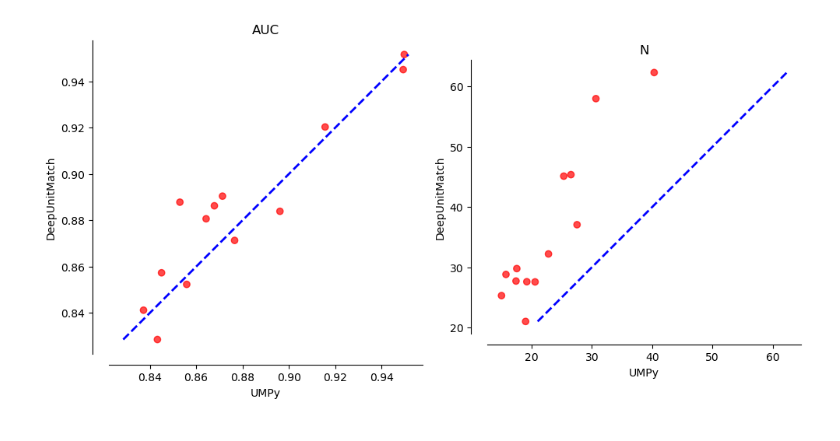
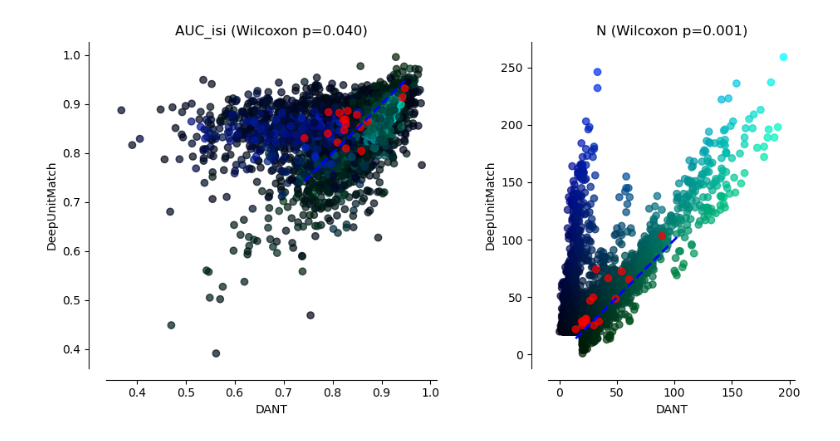
Before and after one commit to EnnyvanBeest/UnitMatch, a Jupyter notebook: UnitMatchPy/PaperAnalyses/figure2.ipynb, the cells around one changed output. Cells and saved outputs as stored; diff of their text form; code cells hidden in the pictures.

Commit message:
Figures updates

```diff
--- a/UnitMatchPy/PaperAnalyses/figure2.ipynb
+++ b/UnitMatchPy/PaperAnalyses/figure2.ipynb
@@ -13,36 +14,56 @@ RESULTS_DIR = r"\\znas.cortexlab.net\Lab\Share\UNITMATCHTABLES_ENNY_CELIAN_JULIE
 # %%
 # Scatter plots - figures 2i and j
-results_dir = RESULTS_DIR # free N
-# results_dir = os.path.join(RESULTS_DIR, r"N_set_by_UM") # fixed N
+from scipy.stats import wilcoxon
+
+fixed_N = False
+
+if fixed_N:
+    results_dir = os.path.join(RESULTS_DIR, r"N_set_by_UM") # fixed N
+else:
+    results_dir = RESULTS_DIR # free N
 
 model1 = "DeepUnitMatch"
-model2 = "UMPy"
+# model2 = "UMPy"
+# model2 = 'EMD'
+# model2 = "DANT_no_functional"
+model2 = "DANT"
+# model2 = "n_output=256_after_ae_and_finetune"
+# model2 = "DUM_untrained"
 
 df_1 = pd.read_csv(
-    os.path.join(results_dir, f"UM Probabilities_{model1}_results_temp.csv")
+    os.path.join(results_dir, f"UM Probabilities_{model1}_results.csv")
 ).drop_duplicates()
 df_2 = pd.read_csv(
-    os.path.join(results_dir, f"UM Probabilities_{model2}_results_temp.csv")
+    os.path.join(results_dir, f"UM Probabilities_{model2}_results.csv")
 ).drop_duplicates()
-# original_train_mice = ['AV008', 'AL031', 'AL032', 'AL036', 'CB015', 'CB016', 'CB017', 'CB018', 'CB020', 'EB019']
 
-print(len(df_1), len(df_2))
-merged = df_1.merge(df_2, on=["mouse", "probe", "loc", "r1", "r2"], suffixes=("", "_2"))
-merged = merged.loc[(merged["N"] > 19) | (merged["N_2"] > 19)]
-print(len(merged))
+print(f"Lengths of the dataframes: {len(df_1)}, {len(df_2)}")
+merged = df_1.merge(df_2, on=["mouse", "probe", "loc", "day1", "day2", "r1", "r2", "delta_days"], suffixes=("", "_2"))
+merged = merged.loc[(merged["N"] >= 20) | (merged["N_2"] >= 20)]
+# merged = merged.loc[(merged["N"] >= 40) & (merged["N_2"] >= 40)]
+# merged = merged.loc[(merged["AUC_isi"] >= 0.7) & (merged["AUC_isi_2"] >= 0.7)]
+print(f"Length of the merged dataframe: {len(merged)}")
+
+# Replace NaNs with 0.5
+merged = merged.fillna(0.5)
 
 n_1 = np.sum(merged['N'] == 0)
-print(f"No matches found with DUM in {n_1} sessions.")
+print(f"No matches found with {model1} in {n_1} sessions.")
 n_2 = np.sum(merged['N_2'] == 0)
-print(f"No matches found with UM in {n_2} sessions.")
+print(f"No matches found with {model2} in {n_2} sessions.")
 
 # Take the mean AUC, recall, n and precision over each location for summary plots
 # which_metric = 'AUC_refpop_DeepUnitMatch'
-which_metric = 'AUCisi'
+# which_metric = 'AUC_refpop_model'
+which_metric = 'AUC_isi'
+# which_metric = 'AUC_fr'
+# which_metric = 'AUC_isi_cv'
+# which_metric = 'AUC_natim'
+
 AUCs = (
     merged.groupby(["mouse"])
     .agg(model1=(which_metric, "mean"), model2=(which_metric + "_2", "mean"))
-    # .agg(model1=("AUC_refpop_DeepUnitMatch", "mean"), model2=("AUC_refpop_UMPy_UM", "mean"))
+    # .agg(model1=("AUC_refpop_DeepUnitMatch", "mean"), model2=("AUC_refpop_UMPy_2", "mean"))
     .reset_index()
 )
 Ns = merged.groupby(["mouse"]).agg(model1=("N", "mean"), model2=("N_2", "mean")).reset_index()
@@ -51,19 +72,36 @@ Ns = merged.groupby(["mouse"]).agg(model1=("N", "mean"), model2=("N_2", "mean"))
 AUCs["colour"] = ["r" for m in AUCs["mouse"]]
 
 fig, axs = plt.subplots(1, 2, figsize=(10, 5))
+
+rgb = np.column_stack([
+    np.zeros(len(merged)),
+    merged["N_2"].values / np.nanmax(merged["N_2"].values),
+    merged["N"].values / np.nanmax(merged["N"].values),
+])
+
 ax = axs[0]
+ax.scatter(merged[which_metric + "_2"], merged[which_metric], alpha=0.7, c=rgb)
 ax.scatter(AUCs["model2"], AUCs["model1"], alpha=0.7, c=AUCs["colour"])
-ax.plot([min(AUCs["model1"]), max(AUCs["model1"])], [min(AUCs["model1"]), max(AUCs["model1"])], "b--", lw=2)
+wilcoxon_result = wilcoxon(AUCs["model1"], AUCs["model2"], nan_policy="omit")
+lims = [np.nanmin(np.concatenate((AUCs["model1"].values, AUCs["model2"].values))), np.nanmax(np.concatenate((AUCs["model1"].values, AUCs["model2"].values)))]
+ax.plot(lims, lims, "b--", lw=2)
 ax.grid()
 ax.set_aspect("equal")
 ax.set(xlabel=model2, ylabel=model1, title="AUC")
+ax.set_title(f"{which_metric} (Wilcoxon p={wilcoxon_result.pvalue:.3f})")
 
 ax = axs[1]
+ax.scatter(merged["N_2"], merged["N"], alpha=0.7, c=rgb)
 ax.scatter(Ns["model2"], Ns["model1"], alpha=0.7, c=AUCs["colour"])
-ax.plot([min(Ns["model1"]), max(Ns["model1"])], [min(Ns["model1"]), max(Ns["model1"])], "b--", lw=2)
+wilcoxon_result = wilcoxon(Ns["model1"], Ns["model2"], nan_policy="omit")
+lims = [np.nanmin(np.concatenate((Ns["model1"].values, Ns["model2"].values))), np.nanmax(np.concatenate((Ns["model1"].values, Ns["model2"].values)))]
+ax.plot(lims, lims, "b--", lw=2)
+# ax.set_ylim(lims)
+# ax.set_xlim(lims)
 ax.grid()
 ax.set_aspect("equal")
 ax.set(xlabel=model2, ylabel=model1, title="N")
+ax.set_title(f"N (Wilcoxon p={wilcoxon_result.pvalue:.3f})")
 
 # save figures
 for ax in axs:
@@ -77,5 +115,5 @@ plt.tight_layout()
 # plt.savefig(os.path.join(fig_dir, "AUC_N_scatter.svg"), dpi=300, bbox_inches='tight', format='svg')
 
 perc = (Ns["model1"] - Ns["model2"])/Ns["model2"]*100
-print(f"N = {np.mean(perc)} +/- {np.std(perc)/np.sum(~np.isnan(perc))}")
+print(f"%N = {np.mean(perc)} +/- {np.std(perc)/np.sum(~np.isnan(perc))}")
 # %% [output]
@@ -87 +125 @@ N = 56.76113066492969 +/- 1.6903924151680036
-[figure, old version]
+[figure, new version]
```
Also changed, not shown: parts of 11 cells of this notebook, 4 other files.
